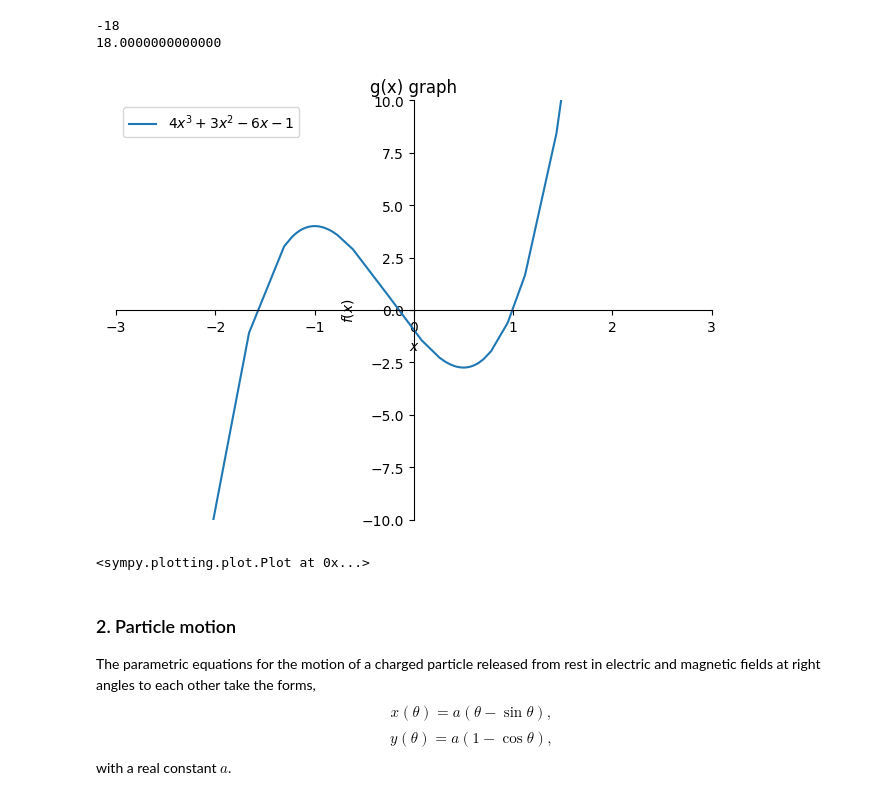
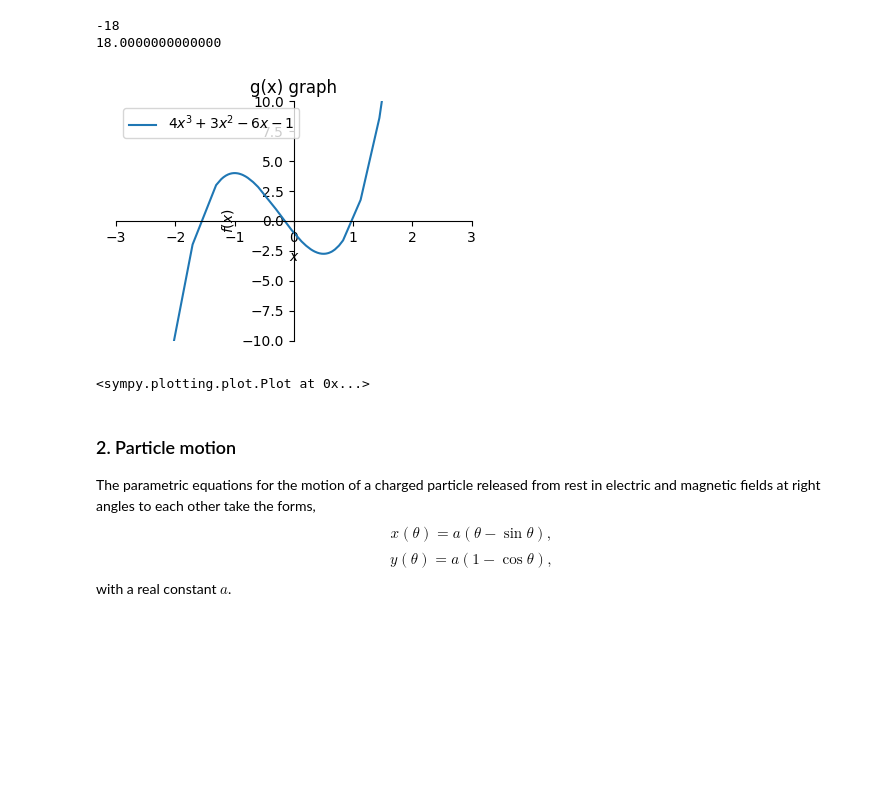
Before and after one commit to andrewbahsoun/SymPy_Overview, a Jupyter notebook: SymPy_Overview.ipynb, the cells around one changed output. Drawn from its saved outputs; the diff is of its cells as text; code cells hidden in the pictures; blank space fills up the shorter version.

```diff
--- a/SymPy_Overview.ipynb
+++ b/SymPy_Overview.ipynb
@@ -188,11 +189,11 @@ print(val_gxp2e2) # for 1/2
 18.0000000000000
 # %%
 #plot graph using sp
-sp.plot((gx), title="g(x) graph", legend=True, ylim=(-10, 10), xlim=(-3,3))
+sp.plot((gx), title="g(x) graph", legend=True, ylim=(-10, 10), xlim=(-3,3), size=(4, 3))
 # the graph shows that there is a maximum at -1 and minima and 1/2,
 # this corresponds to our information in the logic
 # %% [output]
-[figure, old version]
+[figure, new version]
 <sympy.plotting.plot.Plot at 0x...>
 # %% [markdown]
 ### 2. Particle motion
```
Also changed, not shown: parts of 9 cells of this notebook.
